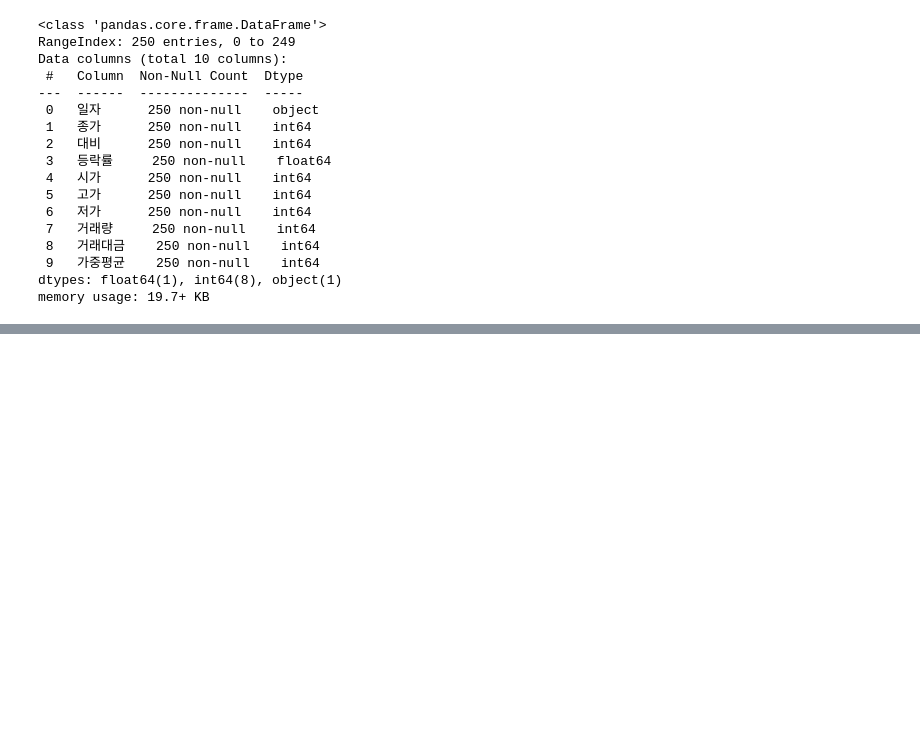
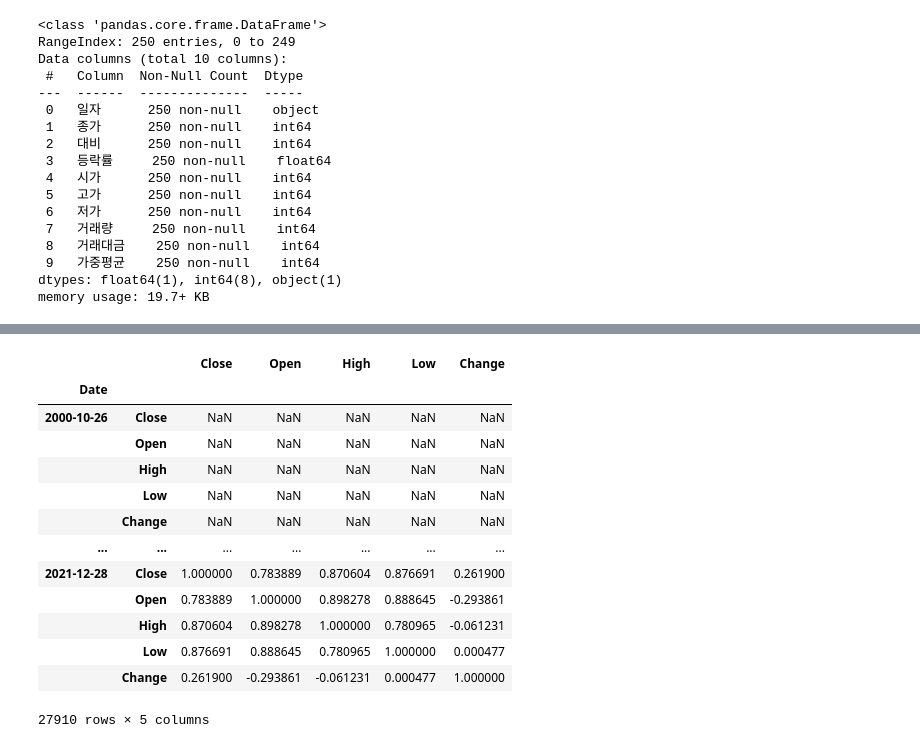
Before and after one commit to DavidEugen/study.python.start, a Jupyter notebook: pandas/05_기타.ipynb, the cells around one changed output, grey strips where cells are left out. Drawn from its saved outputs; the diff is of its cells as text; code cells hidden in the pictures; blank space fills up the shorter version.

```diff
--- a/pandas/05_기타.ipynb
+++ b/pandas/05_기타.ipynb
@@ -341,0 +344,7 @@ memory usage: 19.7+ KB
+# %%
+import pandas as pd
+
+df = pd.read_csv("10Y Rate.csv", index_col = 'Date')
+df.index = pd.to_datetime(df.index)
+
+df
@@ -341,0 +472,17 @@ memory usage: 19.7+ KB
+# %%
+df.rolling(window=30).corr()
+# %% [output]
+|  |  | Close | Open | High | Low | Change |
+| Date |  |  |  |  |  |  |
+| 2000-10-26 | Close | NaN | NaN | NaN | NaN | NaN |
+|  | Open | NaN | NaN | NaN | NaN | NaN |
+|  | High | NaN | NaN | NaN | NaN | NaN |
+|  | Low | NaN | NaN | NaN | NaN | NaN |
+|  | Change | NaN | NaN | NaN | NaN | NaN |
+| ... | ... | ... | ... | ... | ... | ... |
+| 2021-12-28 | Close | 1.000000 | 0.783889 | 0.870604 | 0.876691 | 0.261900 |
+|  | Open | 0.783889 | 1.000000 | 0.898278 | 0.888645 | -0.293861 |
+|  | High | 0.870604 | 0.898278 | 1.000000 | 0.780965 | -0.061231 |
+|  | Low | 0.876691 | 0.888645 | 0.780965 | 1.000000 | 0.000477 |
+|  | Change | 0.261900 | -0.293861 | -0.061231 | 0.000477 | 1.000000 |
+27910 rows × 5 columns
```
Also changed, not shown: parts of 11 cells of this notebook.
